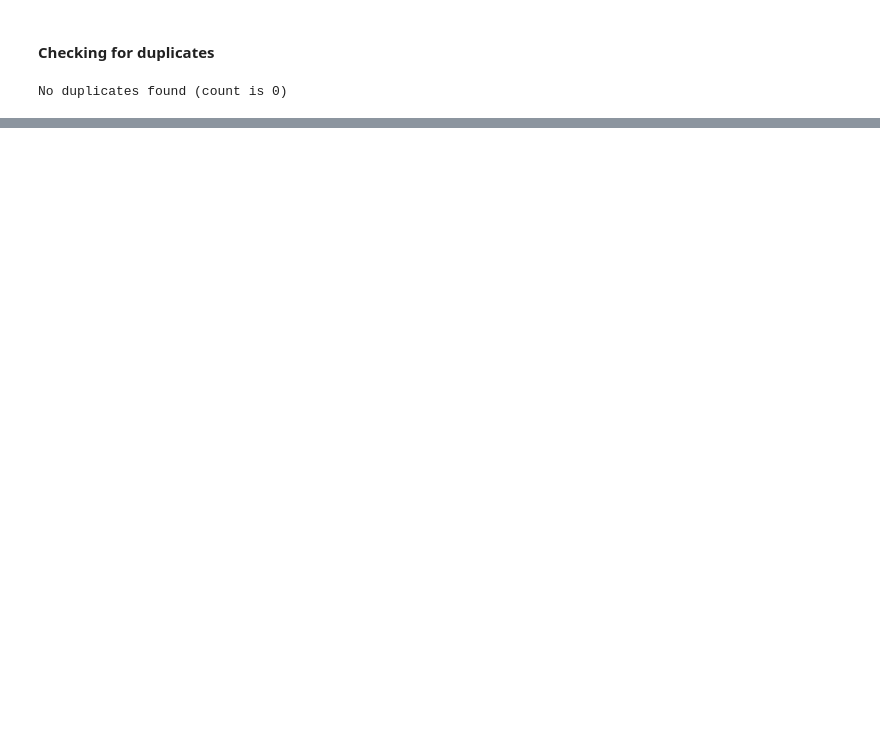
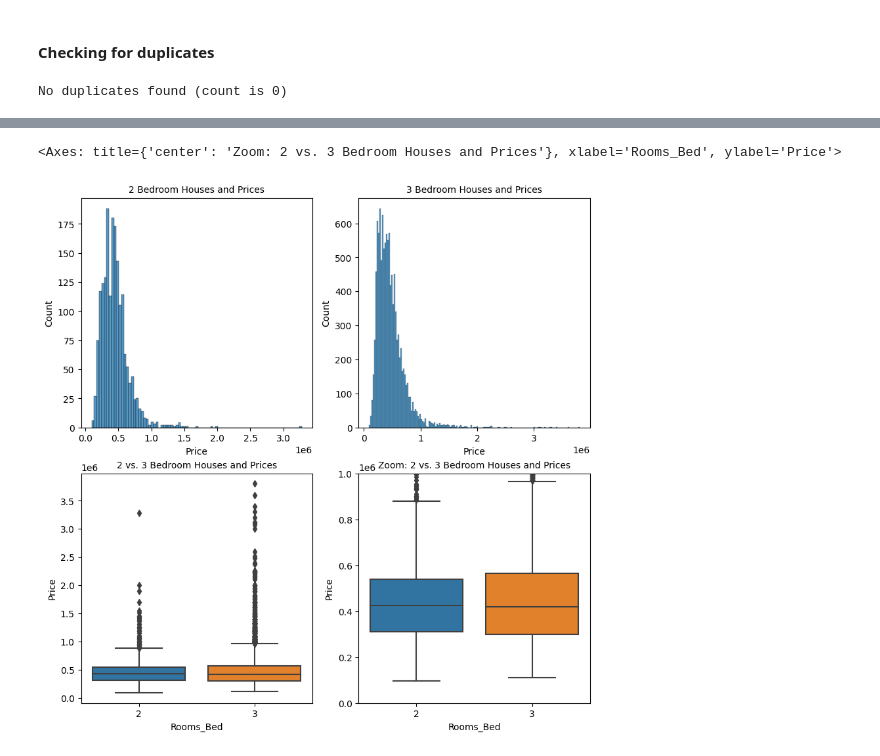
Before and after one commit to xit7/ds-eda-first-project-houses, a Jupyter notebook: 2_assignment-analysis.ipynb, the cells around one changed output, grey strips where cells are left out. Drawn from its saved outputs; the diff is of its cells as text; code cells hidden in the pictures; blank space fills up the shorter version.

```diff
--- a/2_assignment-analysis.ipynb
+++ b/2_assignment-analysis.ipynb
@@ -221,0 +310,32 @@ No duplicates found (count is 0)
+# %%
+# Define a function to set font sizes for plot elements
+def set_font_sizes(ax, title_size=10, label_size=10, tick_label_size=10):
+    ax.set_title(ax.get_title(), fontsize=title_size)
+    ax.set_xlabel(ax.get_xlabel(), fontsize=label_size)
+    ax.set_ylabel(ax.get_ylabel(), fontsize=label_size)
+    ax.tick_params(axis='both', labelsize=tick_label_size)
+
+fig, ax = plt.subplots(2, 2, figsize=(10,10))
+
+prices = df_fam['Price']
+
+ax[0, 0].set_title('2 Bedroom Houses and Prices')
+sns.histplot(data=bed_2['Price'], ax=ax[0, 0])
+set_font_sizes(ax[0, 0])
+
+ax[0, 1].set_title('3 Bedroom Houses and Prices')
+sns.histplot(data=bed_3['Price'], ax=ax[0, 1])
+set_font_sizes(ax[0, 1])
+
+
+ax[1, 0].set_title('2 vs. 3 Bedroom Houses and Prices')
+sns.boxplot(data=df_fam, x='Rooms_Bed', y='Price', ax=ax[1, 0])
+set_font_sizes(ax[1, 0])
+
+ax[1, 1].set_title('Zoom: 2 vs. 3 Bedroom Houses and Prices')
+ax[1, 1].set_ylim(0, 1000000)
+set_font_sizes(ax[1, 1])
+sns.boxplot(data=df_fam, x='Rooms_Bed', y='Price', ax=ax[1, 1])
+# %% [output]
+<Axes: title={'center': 'Zoom: 2 vs. 3 Bedroom Houses and Prices'}, xlabel='Rooms_Bed', ylabel='Price'>
+[figure, added]
```
Also changed, not shown: parts of 19 cells of this notebook.
